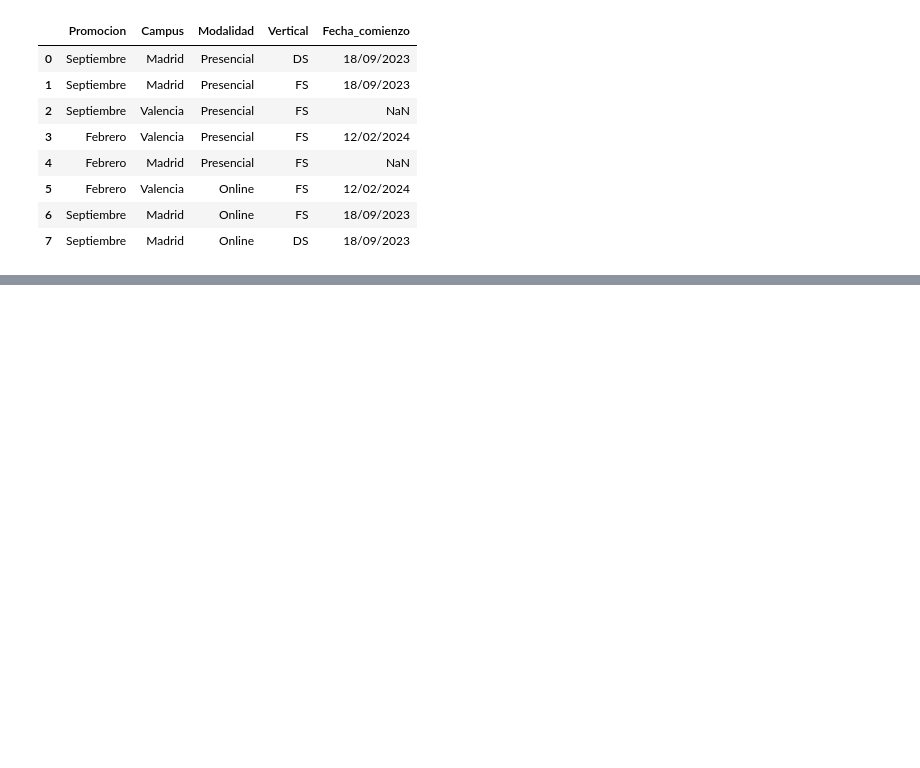
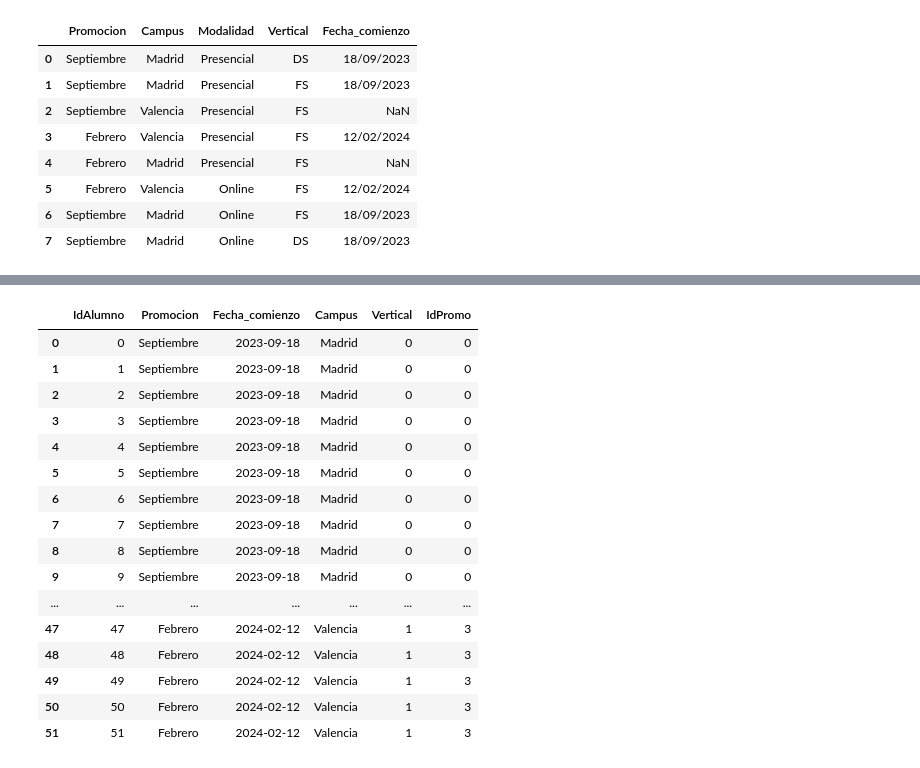
Before and after one commit to mikelMondragon/grupo_cuatro_DB, a Jupyter notebook: notebooks/csv_1_2.ipynb, the cells around one changed output, grey strips where cells are left out. Saved outputs shown, nothing was run; the diff lists cells and outputs as text; code cells hidden in the pictures; blank space fills up the shorter version.

```diff
--- a/notebooks/csv_1_2.ipynb
+++ b/notebooks/csv_1_2.ipynb
@@ -485,0 +837,6 @@ df_merged
+# %%
+df_12_parc = df_12[['IdAlumno', 'Promocion', 'Fecha_comienzo', 'Campus', 'Vertical']]
+df_34_parc = df_34[['IdAlumno', 'Promocion', 'Fecha_comienzo', 'Campus', 'Vertical']]
+# %%
+df_concat_12_34 = pd.concat([df_12_parc, df_34_parc]).reset_index(drop=True)
+df_concat_12_34.shape
@@ -485,0 +845,2 @@ df_merged
+# %%
+df_concat_12_34['Fecha_comienzo'] = pd.to_datetime(df_concat_12_34['Fecha_comienzo']).dt.date  # tipo datetime.date
@@ -485,0 +866,29 @@ df_merged
+# %%
+df_merged = df_merged.rename(columns={'index_promo': 'IdPromo'})
+# %%
+
+df_final = df_concat_12_34.merge(
+    df_merged[["IdPromo", "Promocion", "Campus", "Fecha_comienzo", "Vertical"]],
+    on=["Promocion", "Campus", "Fecha_comienzo", "Vertical"],
+    how="left"  # ← conserva todos los alumnos, incluso si no hay promo asignada
+)
+
+df_final
+# %% [output]
+|  | IdAlumno | Promocion | Fecha_comienzo | Campus | Vertical | IdPromo |
+| 0 | 0 | Septiembre | 2023-09-18 | Madrid | 0 | 0 |
+| 1 | 1 | Septiembre | 2023-09-18 | Madrid | 0 | 0 |
+| 2 | 2 | Septiembre | 2023-09-18 | Madrid | 0 | 0 |
+| 3 | 3 | Septiembre | 2023-09-18 | Madrid | 0 | 0 |
+| 4 | 4 | Septiembre | 2023-09-18 | Madrid | 0 | 0 |
+| 5 | 5 | Septiembre | 2023-09-18 | Madrid | 0 | 0 |
+| 6 | 6 | Septiembre | 2023-09-18 | Madrid | 0 | 0 |
+| 7 | 7 | Septiembre | 2023-09-18 | Madrid | 0 | 0 |
+| 8 | 8 | Septiembre | 2023-09-18 | Madrid | 0 | 0 |
+| 9 | 9 | Septiembre | 2023-09-18 | Madrid | 0 | 0 |
+| ... | ... | ... | ... | ... | ... | ... |
+| 47 | 47 | Febrero | 2024-02-12 | Valencia | 1 | 3 |
+| 48 | 48 | Febrero | 2024-02-12 | Valencia | 1 | 3 |
+| 49 | 49 | Febrero | 2024-02-12 | Valencia | 1 | 3 |
+| 50 | 50 | Febrero | 2024-02-12 | Valencia | 1 | 3 |
+| 51 | 51 | Febrero | 2024-02-12 | Valencia | 1 | 3 |
```
Also changed, not shown: parts of 76 cells of this notebook, 8 other files.
